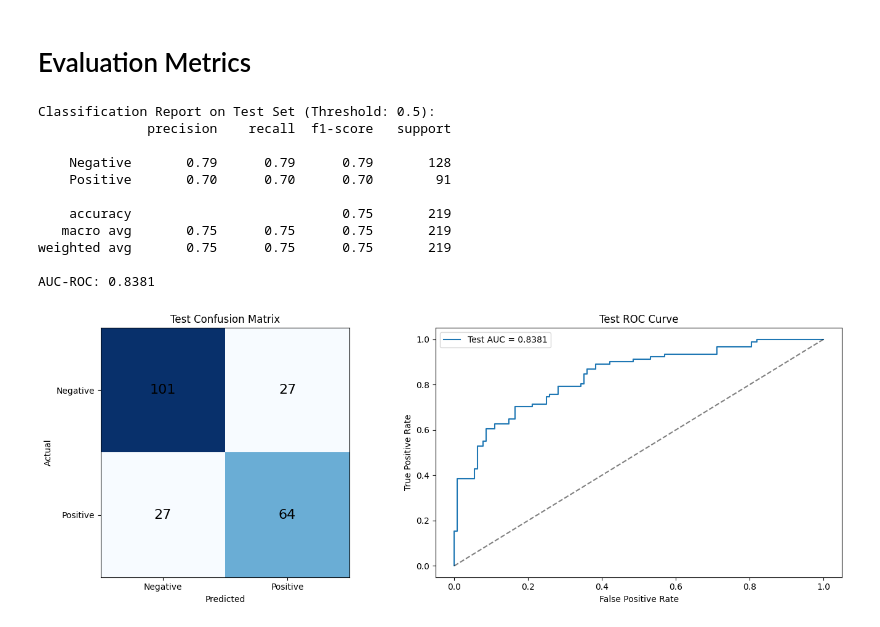
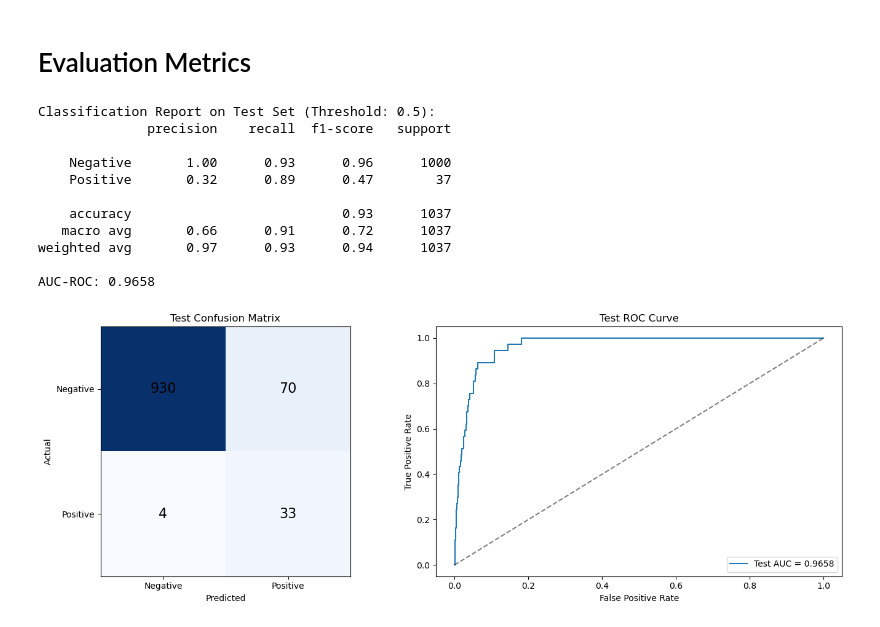
Before and after one commit to safarzadehsbeengood/cpsc483-project, a Jupyter notebook: project.ipynb, the cells around one changed output. Cells and saved outputs as stored; diff of their text form; code cells hidden in the pictures.

```diff
--- a/project.ipynb
+++ b/project.ipynb
@@ -23,7 +17,7 @@ IMAGE_TYPE_IDENTIFIER = '00280004'
 # %% [markdown]
 # Preprocessing
 # %%
-df = pd.read_csv("dataset/data.csv")
-df['image_path'] = df['image_path'].apply(lambda x: "dataset/"+x)
+df = pd.read_parquet("data.parquet").sample(frac=1).reset_index(drop=True)
+print(df.shape)
 df.head()
 # %% [output]
@@ -350,56 +216,27 @@ device: cuda
 # %%
 from colorama import Fore
 
-NUM_EPOCHS = 20
-PATIENCE = 4
-
-# Gradual unfreezing schedule (epoch index -> list of layer names to unfreeze)
-# unfreeze_schedule = {
-#     2: ['layer4'],
-#     4: ['layer3'],
-#     6: ['layer2'],
-# }
-unfreeze_schedule = {
-    2: ['denseblock4'],
-    4: ['denseblock3'],
-    6: ['denseblock2'],
-}
+NUM_EPOCHS = 50
 
 epochs = []
 best_val_loss = float('inf')
 best_model_state = None
-epochs_no_improve = 0
 
 for epoch in range(NUM_EPOCHS):
     print(f"Epoch {epoch+1:02d}")
-
-    # Check for gradual unfreezing
-    if epoch in unfreeze_schedule:
-        layers_to_unfreeze = unfreeze_schedule[epoch]
-        print(f"--> Unfreezing layers: {', '.join(layers_to_unfreeze)}")
-        for name, param in model.named_parameters():
-            if any(name.startswith(layer_name) for layer_name in layers_to_unfreeze):
-                param.requires_grad = True
-
     with tqdm(total=len(train_loader)+len(val_loader), desc=f"Epoch {epoch+1:02d}") as pbar:
       train_loss, train_acc = train_epoch(model, train_loader, optimizer, criterion, pbar)
       val_loss, val_acc     = val_epoch(model, val_loader, criterion, pbar)
 
-    scheduler.step(val_loss)
-    epochs.append((train_loss, train_acc, val_loss, val_acc))
-    print(f"Train - {Fore.RED}Loss: {train_loss:.4f}{Fore.RESET} | {Fore.GREEN}Acc: {train_acc:.3f}{Fore.RESET}\n"
+      scheduler.step(val_loss)
+      epochs.append((train_loss, train_acc, val_loss, val_acc))
+      print(f"Train - {Fore.RED}Loss: {train_loss:.4f}{Fore.RESET} | {Fore.GREEN}Acc: {train_acc:.3f}{Fore.RESET}\n"
           f"Val   - {Fore.RED}Loss: {val_loss:.4f}{Fore.RESET} | {Fore.GREEN}Acc: {val_acc:.3f}{Fore.RESET}\n"
           f"LR: {optimizer.param_groups[0]['lr']:.1e}\n")
 
-    if val_loss < best_val_loss:
+      if val_loss < best_val_loss:
         best_val_loss = val_loss
         best_model_state = {k: v.cpu().clone() for k, v in model.state_dict().items()}
-        epochs_no_improve = 0
-    else:
-        epochs_no_improve += 1
-        if epochs_no_improve >= PATIENCE:
-            print(f"Early stopping at epoch {epoch+1}")
-            break
 
 # Restore best model
 if best_model_state:
@@ -505,7 +299,7 @@ model.eval()
 all_labels = []
 all_probs = []
 with torch.no_grad():
-    for imgs, labels in test_loader:
+    for imgs, labels in val_loader:
         imgs = imgs.to(device)
         outputs = model(imgs)
         probs = torch.sigmoid(outputs).cpu().numpy().flatten()
@@ -532,37 +326,37 @@ fig, axes = plt.subplots(1, 2, figsize=(14, 5))
 cm = confusion_matrix(all_labels, all_preds)
 axes[0].imshow(cm, cmap='Blues')
 axes[0].set_title('Test Confusion Matrix')
 axes[0].set_xlabel('Predicted')
 axes[0].set_ylabel('Actual')
 axes[0].set_xticks([0, 1])
 axes[0].set_yticks([0, 1])
 axes[0].set_xticklabels(['Negative', 'Positive'])
 axes[0].set_yticklabels(['Negative', 'Positive'])
 for i in range(2):
     for j in range(2):
         axes[0].text(j, i, str(cm[i, j]), ha='center', va='center', fontsize=16)
 
 # ROC curve
 fpr, tpr, _ = roc_curve(all_labels, all_probs)
 axes[1].plot(fpr, tpr, label=f'Test AUC = {auc:.4f}')
 axes[1].plot([0, 1], [0, 1], 'k--', alpha=0.5)
 axes[1].set_xlabel('False Positive Rate')
 axes[1].set_ylabel('True Positive Rate')
 axes[1].set_title('Test ROC Curve')
 axes[1].legend()
 
 plt.tight_layout()
 plt.show()
 # %% [output]
 Classification Report on Test Set (Threshold: 0.5):
               precision    recall  f1-score   support
 
-    Negative       0.79      0.79      0.79       128
-    Positive       0.70      0.70      0.70        91
+    Negative       1.00      0.93      0.96      1000
+    Positive       0.32      0.89      0.47        37
 
-    accuracy                           0.75       219
-   macro avg       0.75      0.75      0.75       219
-weighted avg       0.75      0.75      0.75       219
+    accuracy                           0.93      1037
+   macro avg       0.66      0.91      0.72      1037
+weighted avg       0.97      0.93      0.94      1037
 
-AUC-ROC: 0.8381
+AUC-ROC: 0.9658
-[figure, old version]
+[figure, new version]
```
Also changed, not shown: parts of 19 cells of this notebook, 6 other files.
